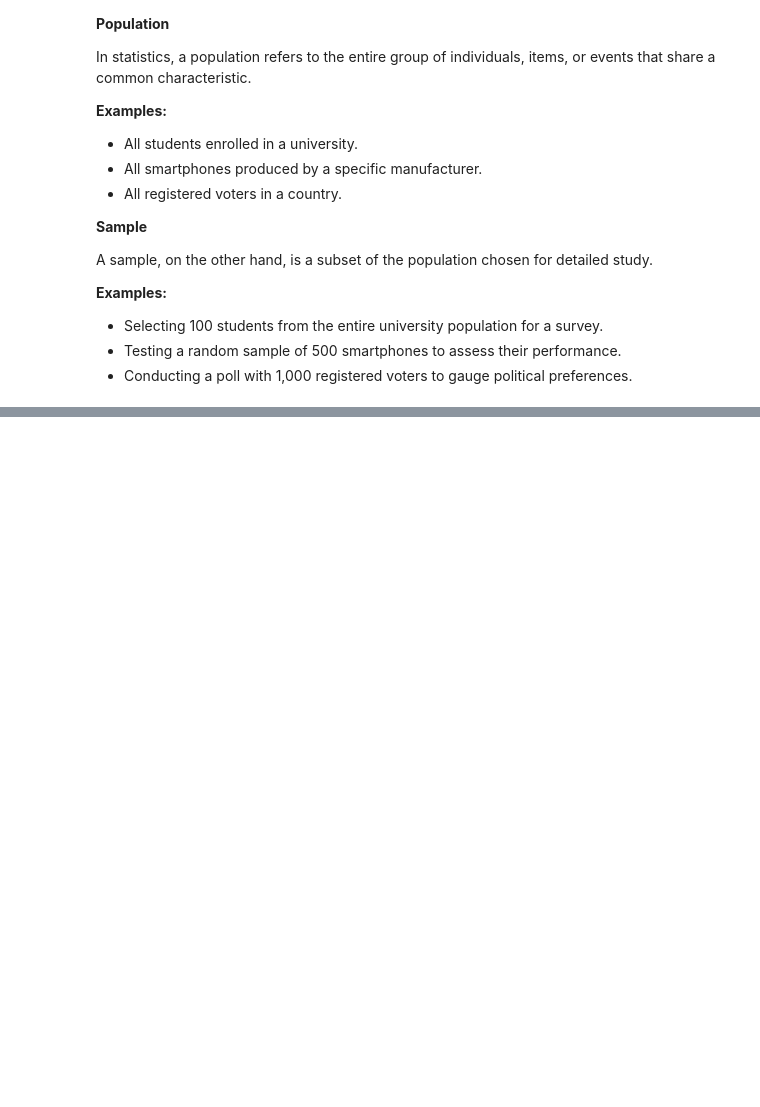
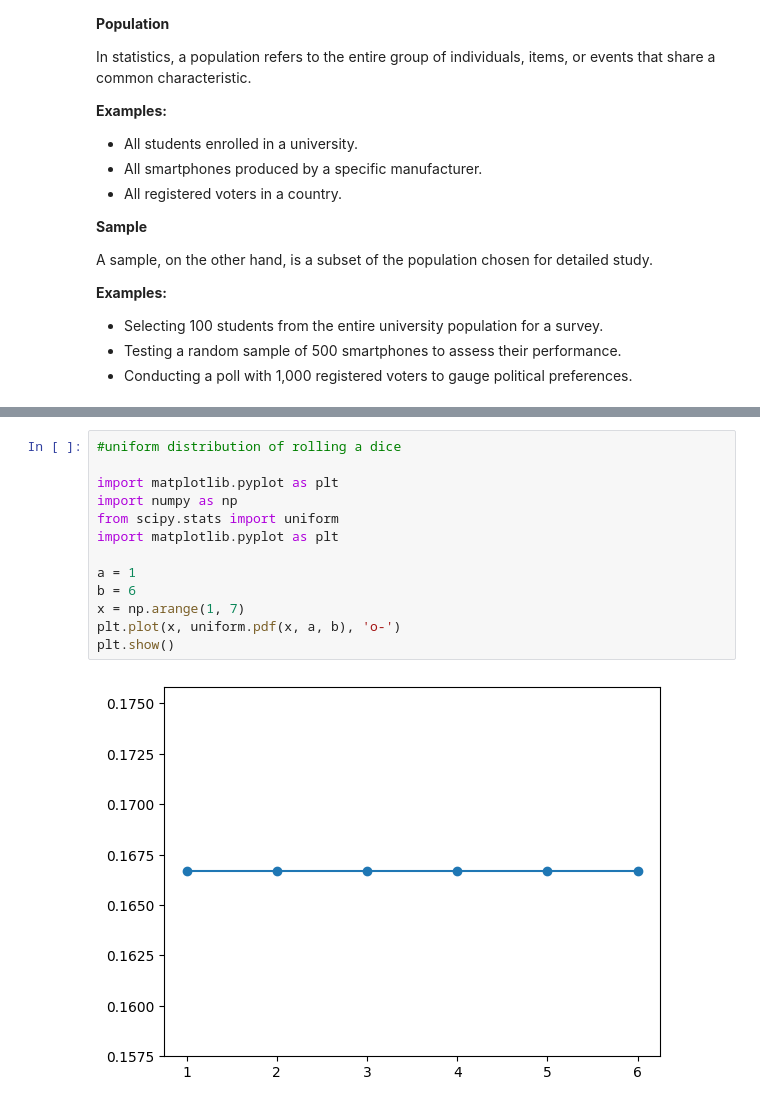
Before and after one commit to kumarkarna2/EDA_Notebooks, a Jupyter notebook: Stats.ipynb, the cells around one changed output, grey strips where cells are left out. Drawn from its saved outputs; the diff is of its cells as text; blank space fills up the shorter version.

```diff
--- a/Stats.ipynb
+++ b/Stats.ipynb
@@ -456,0 +456,15 @@ Different types of discreet distributions are
+# %%
+#uniform distribution of rolling a dice
+
+import matplotlib.pyplot as plt
+import numpy as np
+from scipy.stats import uniform
+import matplotlib.pyplot as plt
+
+a = 1
+b = 6
+x = np.arange(1, 7)
+plt.plot(x, uniform.pdf(x, a, b), 'o-')
+plt.show()
+# %% [output]
+[figure, added]
```
Also changed, not shown: parts of 19 cells of this notebook.
